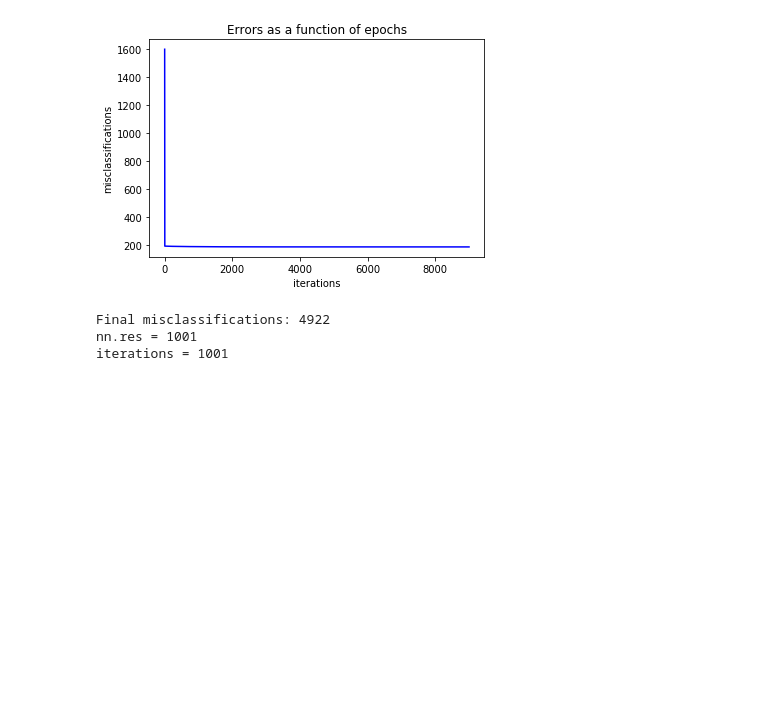
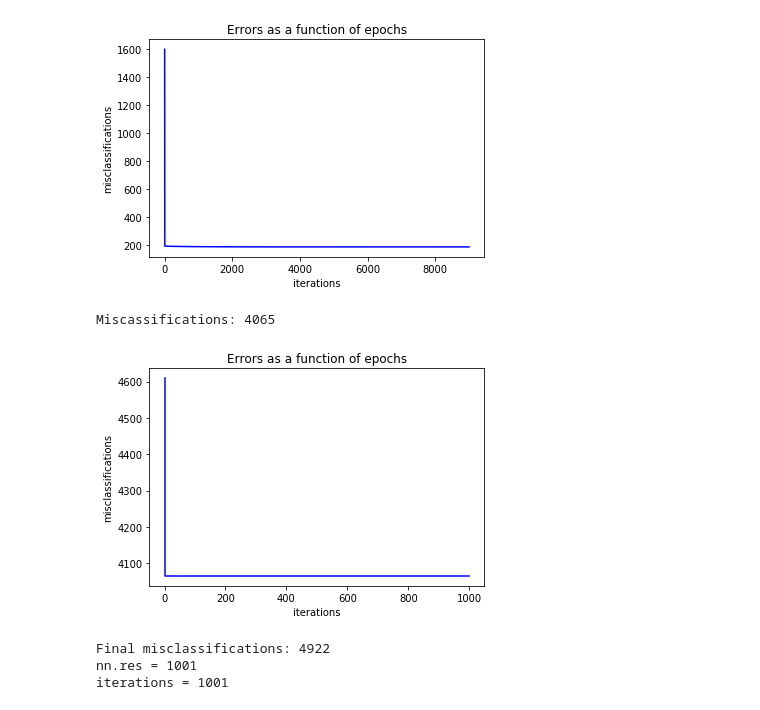
Before and after one commit to tsergien/sommelier, a Jupyter notebook: perceptron.ipynb, the cells around one changed output. Cells and saved outputs as stored; diff of their text form; code cells hidden in the pictures; blank space fills up the shorter version.

```diff
--- a/perceptron.ipynb
+++ b/perceptron.ipynb
@@ -513,6 +515,34 @@ def plot_mlp(performance, wine_data, good_thresh, bad_thresh, factors: list, epo
     plt.ylabel(factors[1])
     plt.legend(loc='upper left', bbox_to_anchor=(1, 0.5))
     return
+# %%
+df = pd.read_csv("resources/Pan Galactic Gargle Blaster.csv", sep=";")
+
+ppn = Perceptron(9, learning_rate, 1000)
+factors =  [df.columns[0], df.columns[1]]
+x = df[factors].values.tolist()
+# x = x.tolist()
+x1_sq = [(x[i][0])**2 for i in range(len(x))]
+x2_sq = [(x[i][1])**2 for i in range(len(x))]
+for j in range(len(x)):
+    x[j].append(x[j][0]**2)
+    x[j].append(x[j][1]**2)
+
+d = df.quality
+ppn.train(x, d)
+print(f'Miscassifications: {ppn.res[-1][1]}')
+
+
+errors = [ppn.res[i][1]  for i in range(len(ppn.res))]
+epochs = [ppn.res[i][0]  for i in range(len(ppn.res))]
+plt.plot(epochs, errors, c='b')
+plt.xlabel('iterations')
+plt.ylabel('misclassifications')
+plt.title('Errors as a function of epochs')
+plt.show()
+# %% [output]
+Miscassifications: 4065
+[figure, added]
 # %%
 # V.6
 
```
Also changed, not shown: parts of 6 cells of this notebook.
